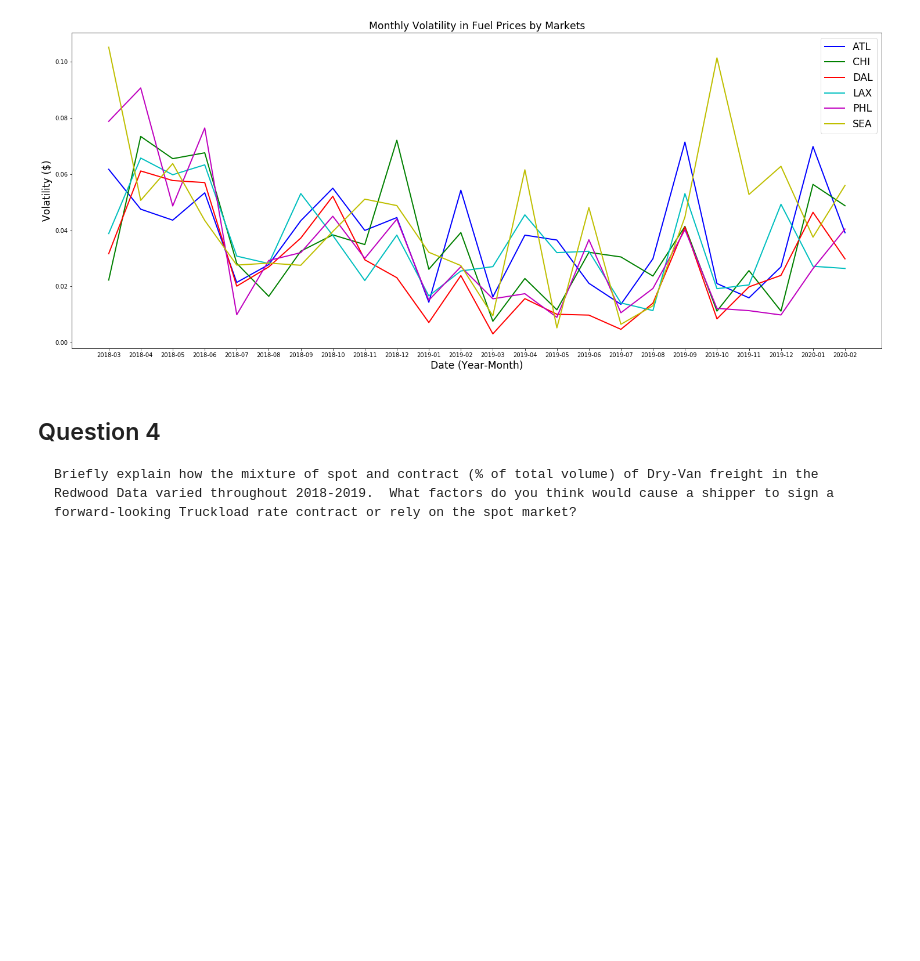
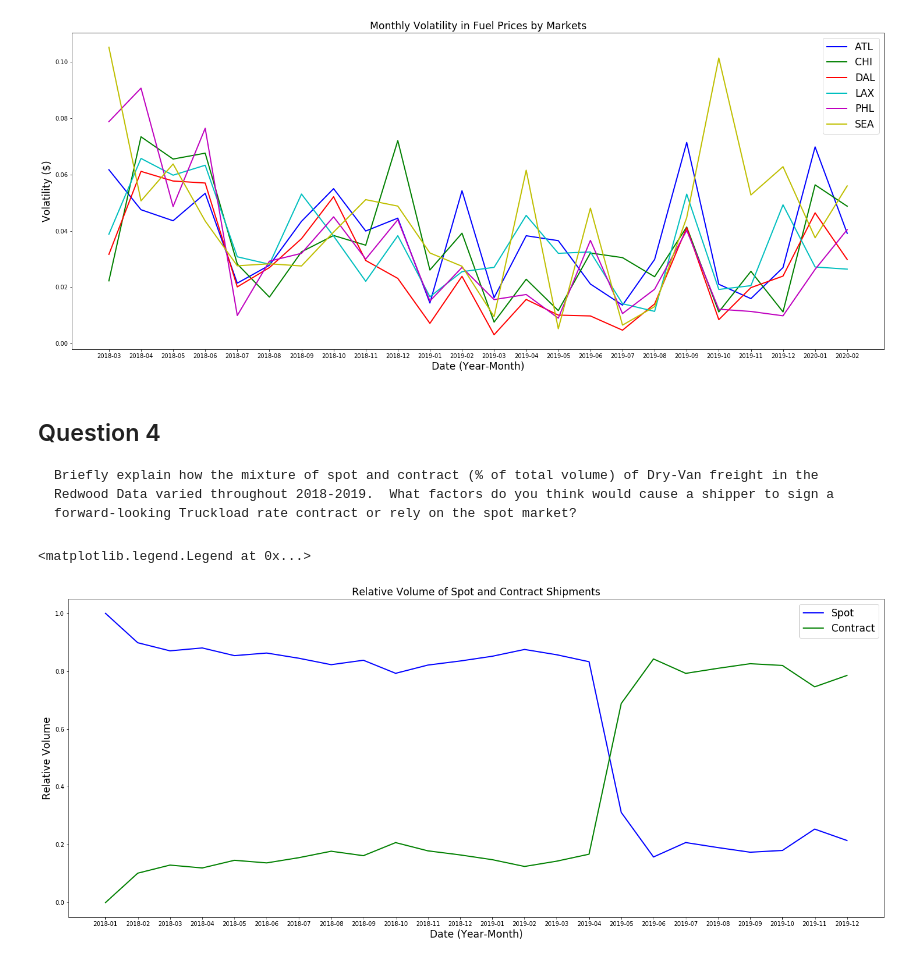
Before and after one commit to cmarshall1999/Loyola-Supply-Chain-Competition, a Jupyter notebook: Loyola-Supply-Chain-Analysis.ipynb, the cells around one changed output. Cells and saved outputs as stored; diff of their text form; code cells hidden in the pictures; blank space fills up the shorter version.

Commit message:
Created Graph for question 4

```diff
--- a/Loyola-Supply-Chain-Analysis.ipynb
+++ b/Loyola-Supply-Chain-Analysis.ipynb
@@ -442,3 +427,29 @@ plt.legend(fontsize='xx-large')
 ## Question 4
 
     Briefly explain how the mixture of spot and contract (% of total volume) of Dry-Van freight in the Redwood Data varied throughout 2018-2019.  What factors do you think would cause a shipper to sign a forward-looking Truckload rate contract or rely on the spot market?
+# %%
+Shipper2019 = ShipperData[(ShipperData['Pickup Date'].dt.year == 2019) & (ShipperData['Mode'].isin(['Dry Van', 'Truck']))]
+Shipper2018 = ShipperData[(ShipperData['Pickup Date'].dt.year == 2018) & (ShipperData['Mode'].isin(['Dry Van', 'Truck']))]
+# %%
+spot18 = []
+spot19 = []
+for month in range(1, 13):
+    spot18.append(Shipper2018[Shipper2018['Pickup Date'].dt.month == month]['Spot/Contract'].value_counts(normalize=True)['Spot'])
+    spot19.append(Shipper2019[Shipper2019['Pickup Date'].dt.month == month]['Spot/Contract'].value_counts(normalize=True)['Spot'])
+spot = spot18 + spot19
+# %%
+cont = [1-i for i in spot]
+# %%
+months=['2018-01', '2018-02', '2018-03', '2018-04','2018-05','2018-06','2018-07','2018-08','2018-09','2018-10','2018-11','2018-12','2019-01','2019-02','2019-03','2019-04','2019-05','2019-06','2019-07','2019-08','2019-09','2019-10','2019-11','2019-12']
+
+fig = plt.figure(figsize=(25,10))
+plt.plot(months, spot, marker='', color='b', linewidth=2,label="Spot")
+plt.plot(months, cont, marker='', color='g', linewidth=2,label="Contract")
+
+plt.title('Relative Volume of Spot and Contract Shipments',fontsize='xx-large')
+plt.ylabel('Relative Volume',fontsize='xx-large')
+plt.xlabel('Date (Year-Month)',fontsize='xx-large')
+plt.legend(fontsize='xx-large')
+# %% [output]
+<matplotlib.legend.Legend at 0x...>
+[figure, added]
```
Also changed, not shown: parts of 3 cells of this notebook, 1 other file.
